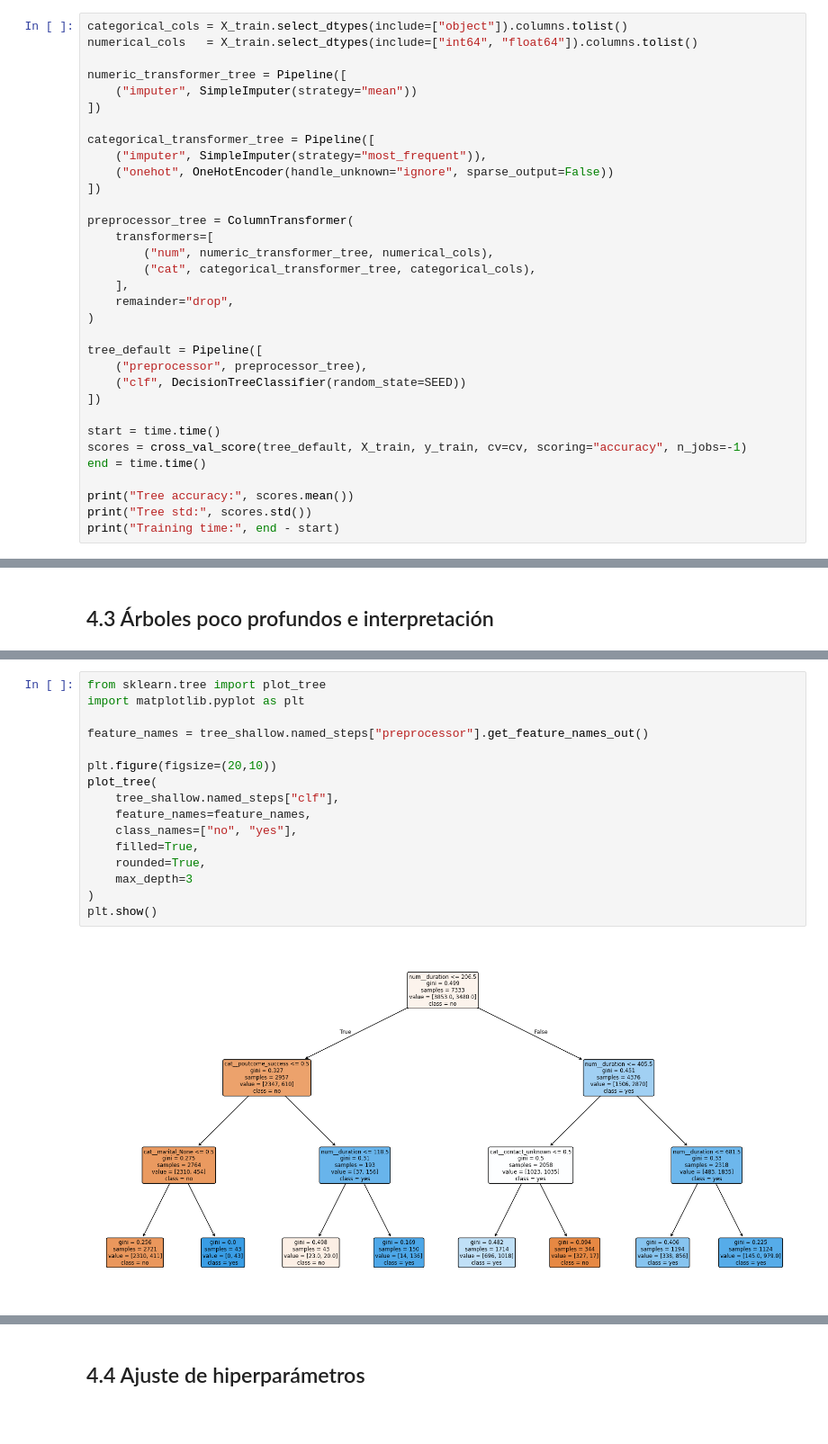
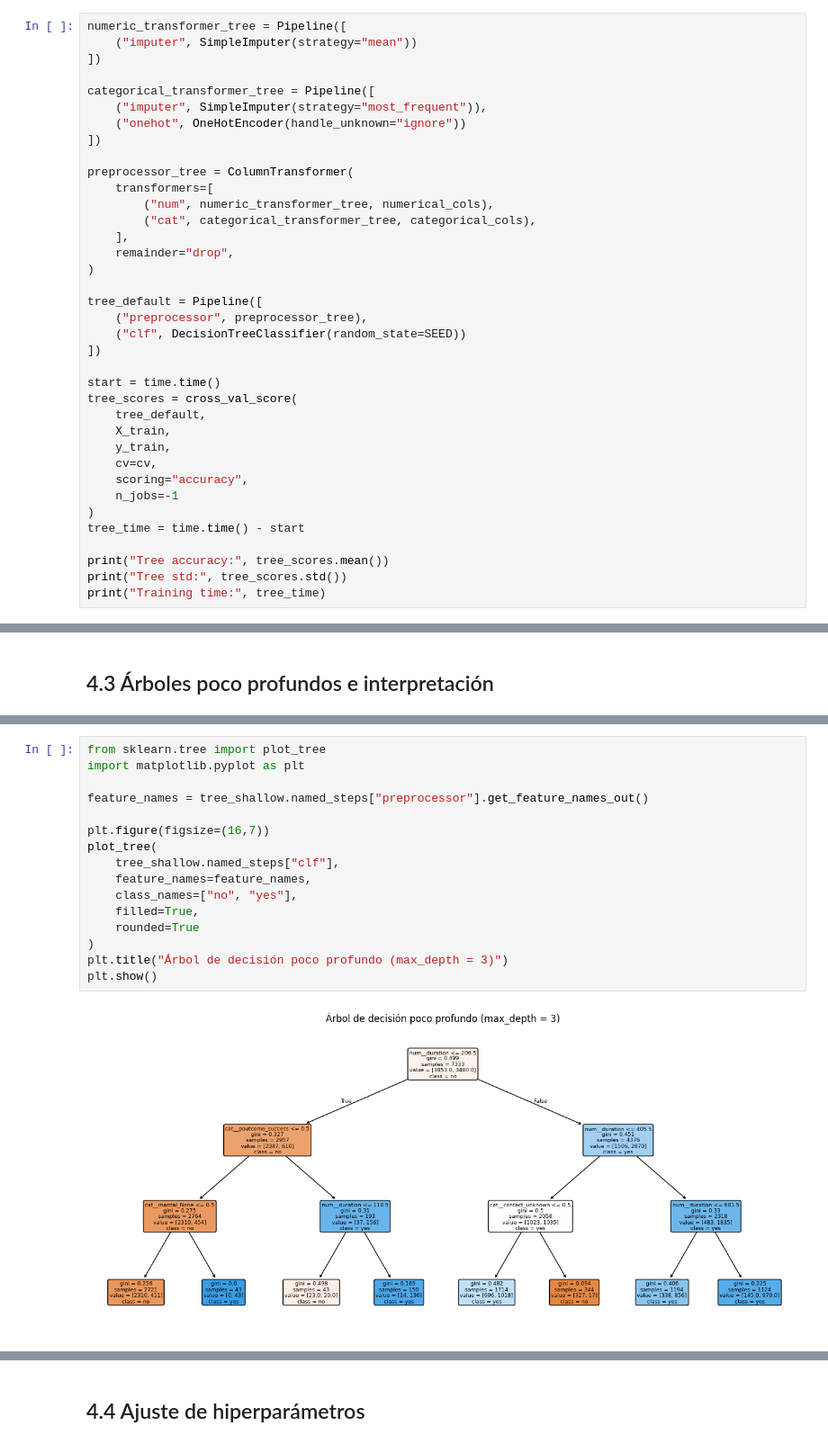
Before and after one commit to 100495785/Grupo17_Practica1, a Jupyter notebook: EDA_Practica1.ipynb, the cells around one changed output, grey strips where cells are left out. Shown at 90% size. Cells and saved outputs as stored; diff of their text form; blank space fills up the shorter version.

```diff
--- a/EDA_Practica1.ipynb
+++ b/EDA_Practica1.ipynb
@@ -600,16 +627,13 @@ Este resultado mejora claramente al modelo Dummy, lo que indica que KNN es capaz
 
 Para evaluar el árbol de decisión con hiperparámetros por defecto, se construye un Pipeline que integra el preprocesamiento necesario para tratar los valores faltantes y las variables categóricas. A diferencia de KNN, el árbol no requiere escalado de las variables numéricas, por lo que únicamente se aplica imputación en las variables numéricas e imputación por la moda junto con One-Hot Encoding en las categóricas.
 # %%
-categorical_cols = X_train.select_dtypes(include=["object"]).columns.tolist()
-numerical_cols   = X_train.select_dtypes(include=["int64", "float64"]).columns.tolist()
-
 numeric_transformer_tree = Pipeline([
     ("imputer", SimpleImputer(strategy="mean"))
 ])
 
 categorical_transformer_tree = Pipeline([
     ("imputer", SimpleImputer(strategy="most_frequent")),
-    ("onehot", OneHotEncoder(handle_unknown="ignore", sparse_output=False))
+    ("onehot", OneHotEncoder(handle_unknown="ignore"))
 ])
 
 preprocessor_tree = ColumnTransformer(
@@ -626,10 +650,17 @@ tree_default = Pipeline([
 ])
 
 start = time.time()
-scores = cross_val_score(tree_default, X_train, y_train, cv=cv, scoring="accuracy", n_jobs=-1)
-end = time.time()
+tree_scores = cross_val_score(
+    tree_default,
+    X_train,
+    y_train,
+    cv=cv,
+    scoring="accuracy",
+    n_jobs=-1
+)
+tree_time = time.time() - start
 
-print("Tree accuracy:", scores.mean())
-print("Tree std:", scores.std())
-print("Training time:", end - start)
+print("Tree accuracy:", tree_scores.mean())
+print("Tree std:", tree_scores.std())
+print("Training time:", tree_time)
 # %% [output]
@@ -681,20 +741,20 @@ Pipeline(steps=[('preprocessor',
 # %%
 from sklearn.tree import plot_tree
 import matplotlib.pyplot as plt
 
 feature_names = tree_shallow.named_steps["preprocessor"].get_feature_names_out()
 
-plt.figure(figsize=(20,10))
+plt.figure(figsize=(16,7))
 plot_tree(
     tree_shallow.named_steps["clf"],
     feature_names=feature_names,
     class_names=["no", "yes"],
     filled=True,
-    rounded=True,
-    max_depth=3
+    rounded=True
 )
+plt.title("Árbol de decisión poco profundo (max_depth = 3)")
 plt.show()
 # %% [output]
-[figure, old version]
+[figure, new version]
 # %% [markdown]
 El árbol poco profundo permite identificar las variables más relevantes para la predicción. En la raíz del árbol aparece la variable **duration**, lo que indica que la duración de la llamada es el factor más influyente en la probabilidad de que un cliente suscriba un depósito.
```
Also changed, not shown: parts of 39 cells of this notebook.
